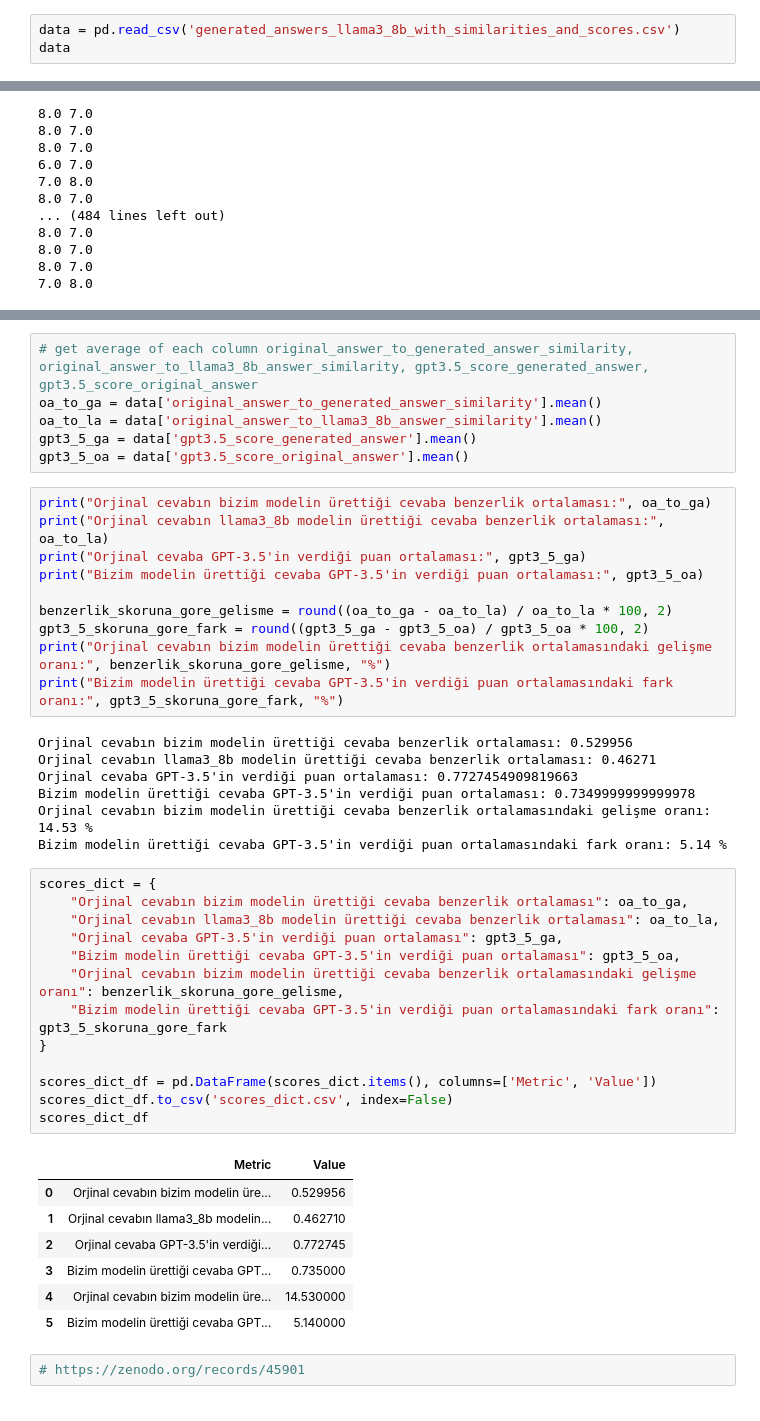
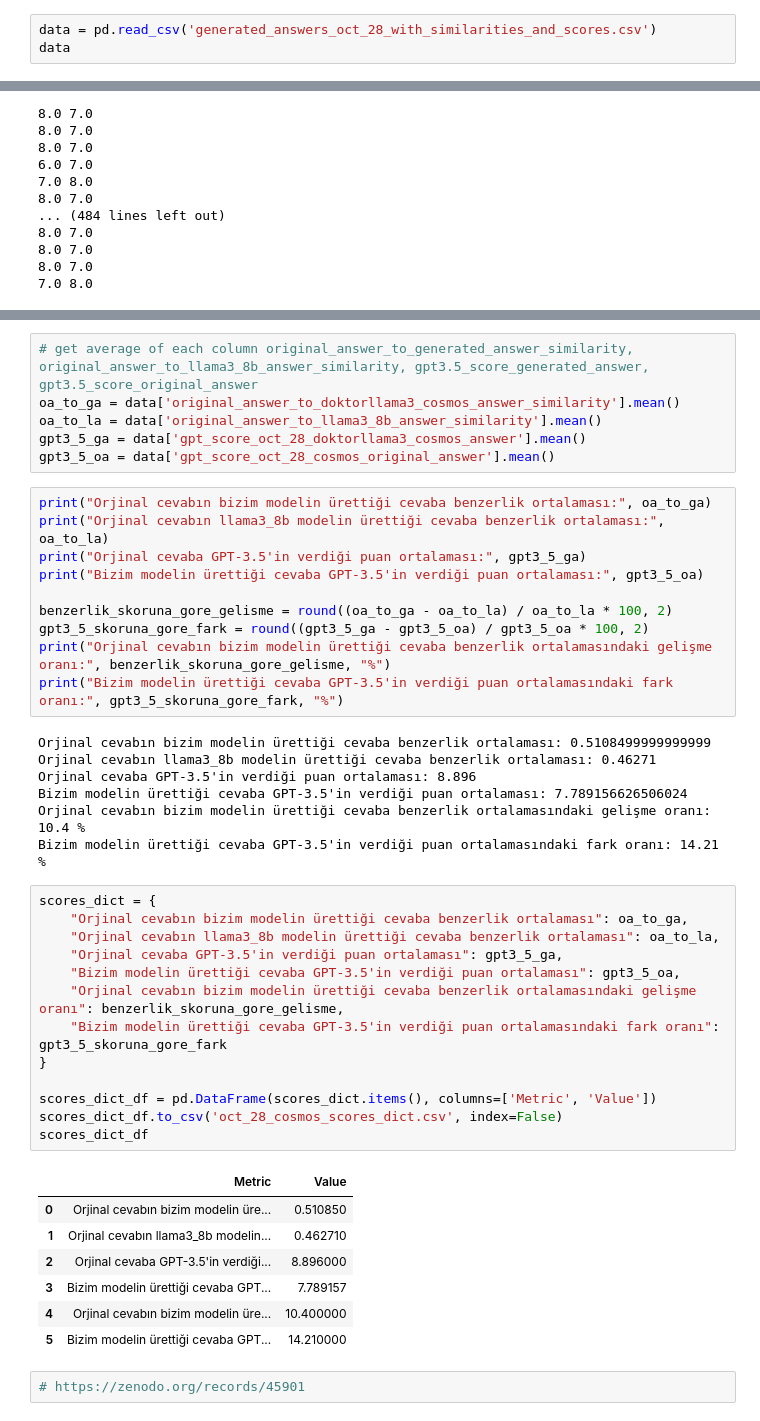
Before and after one commit to malibayram/doktora, a Jupyter notebook: skorlama/skorlar.ipynb, the cells around one changed output, grey strips where cells are left out. Drawn from its saved outputs; the diff is of its cells as text.

```diff
--- a/skorlama/skorlar.ipynb
+++ b/skorlama/skorlar.ipynb
@@ -1,7 +1,7 @@
 # %%
 import pandas as pd
 # %%
-data = pd.read_csv('generated_answers_llama3_8b_with_similarities_and_scores.csv')
+data = pd.read_csv('generated_answers_oct_28_with_similarities_and_scores.csv')
 data
 # %% [output]
 |  | question_content | generated_answer | original_answer | answer_llama3_8b | original_answer_to_generated_answ... | ... |
@@ -72,9 +72,9 @@ data
 # %%
 # get average of each column original_answer_to_generated_answer_similarity, original_answer_to_llama3_8b_answer_similarity, gpt3.5_score_generated_answer, gpt3.5_score_original_answer
-oa_to_ga = data['original_answer_to_generated_answer_similarity'].mean()
+oa_to_ga = data['original_answer_to_doktorllama3_cosmos_answer_similarity'].mean()
 oa_to_la = data['original_answer_to_llama3_8b_answer_similarity'].mean()
-gpt3_5_ga = data['gpt3.5_score_generated_answer'].mean()
-gpt3_5_oa = data['gpt3.5_score_original_answer'].mean()
+gpt3_5_ga = data['gpt_score_oct_28_doktorllama3_cosmos_answer'].mean()
+gpt3_5_oa = data['gpt_score_oct_28_cosmos_original_answer'].mean()
 # %%
 print("Orjinal cevabın bizim modelin ürettiği cevaba benzerlik ortalaması:", oa_to_ga)
 print("Orjinal cevabın llama3_8b modelin ürettiği cevaba benzerlik ortalaması:", oa_to_la)
@@ -86,32 +86,32 @@ gpt3_5_skoruna_gore_fark = round((gpt3_5_ga - gpt3_5_oa) / gpt3_5_oa * 100, 2)
 print("Orjinal cevabın bizim modelin ürettiği cevaba benzerlik ortalamasındaki gelişme oranı:", benzerlik_skoruna_gore_gelisme, "%")
 print("Bizim modelin ürettiği cevaba GPT-3.5'in verdiği puan ortalamasındaki fark oranı:", gpt3_5_skoruna_gore_fark, "%")
 # %% [output]
-Orjinal cevabın bizim modelin ürettiği cevaba benzerlik ortalaması: 0.529956
+Orjinal cevabın bizim modelin ürettiği cevaba benzerlik ortalaması: 0.5108499999999999
 Orjinal cevabın llama3_8b modelin ürettiği cevaba benzerlik ortalaması: 0.46271
-Orjinal cevaba GPT-3.5'in verdiği puan ortalaması: 0.7727454909819663
-Bizim modelin ürettiği cevaba GPT-3.5'in verdiği puan ortalaması: 0.7349999999999978
-Orjinal cevabın bizim modelin ürettiği cevaba benzerlik ortalamasındaki gelişme oranı: 14.53 %
-Bizim modelin ürettiği cevaba GPT-3.5'in verdiği puan ortalamasındaki fark oranı: 5.14 %
+Orjinal cevaba GPT-3.5'in verdiği puan ortalaması: 8.896
+Bizim modelin ürettiği cevaba GPT-3.5'in verdiği puan ortalaması: 7.789156626506024
+Orjinal cevabın bizim modelin ürettiği cevaba benzerlik ortalamasındaki gelişme oranı: 10.4 %
+Bizim modelin ürettiği cevaba GPT-3.5'in verdiği puan ortalamasındaki fark oranı: 14.21 %
 # %%
 scores_dict = {
     "Orjinal cevabın bizim modelin ürettiği cevaba benzerlik ortalaması": oa_to_ga,
     "Orjinal cevabın llama3_8b modelin ürettiği cevaba benzerlik ortalaması": oa_to_la,
     "Orjinal cevaba GPT-3.5'in verdiği puan ortalaması": gpt3_5_ga,
     "Bizim modelin ürettiği cevaba GPT-3.5'in verdiği puan ortalaması": gpt3_5_oa,
     "Orjinal cevabın bizim modelin ürettiği cevaba benzerlik ortalamasındaki gelişme oranı": benzerlik_skoruna_gore_gelisme,
     "Bizim modelin ürettiği cevaba GPT-3.5'in verdiği puan ortalamasındaki fark oranı": gpt3_5_skoruna_gore_fark
 }
 
 scores_dict_df = pd.DataFrame(scores_dict.items(), columns=['Metric', 'Value'])
-scores_dict_df.to_csv('scores_dict.csv', index=False)
+scores_dict_df.to_csv('oct_28_cosmos_scores_dict.csv', index=False)
 scores_dict_df
 # %% [output]
 |  | Metric | Value |
-| 0 | Orjinal cevabın bizim modelin üre... | 0.529956 |
+| 0 | Orjinal cevabın bizim modelin üre... | 0.510850 |
 | 1 | Orjinal cevabın llama3_8b modelin... | 0.462710 |
-| 2 | Orjinal cevaba GPT-3.5'in verdiği... | 0.772745 |
-| 3 | Bizim modelin ürettiği cevaba GPT... | 0.735000 |
-| 4 | Orjinal cevabın bizim modelin üre... | 14.530000 |
-| 5 | Bizim modelin ürettiği cevaba GPT... | 5.140000 |
+| 2 | Orjinal cevaba GPT-3.5'in verdiği... | 8.896000 |
+| 3 | Bizim modelin ürettiği cevaba GPT... | 7.789157 |
+| 4 | Orjinal cevabın bizim modelin üre... | 10.400000 |
+| 5 | Bizim modelin ürettiği cevaba GPT... | 14.210000 |
 # %%
 # https://zenodo.org/records/45901
```
Also changed, not shown: parts of 2 cells of this notebook, 14 other files.
